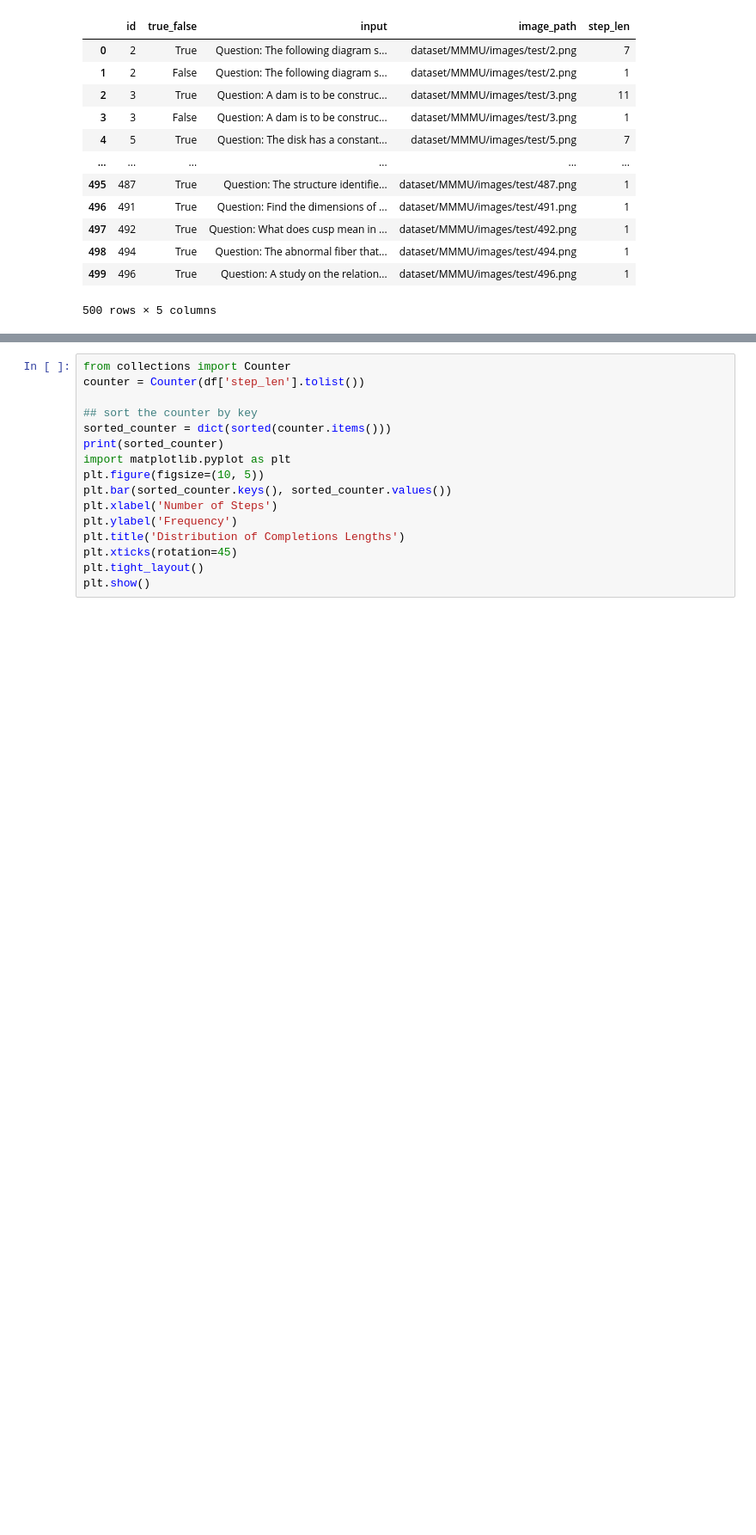
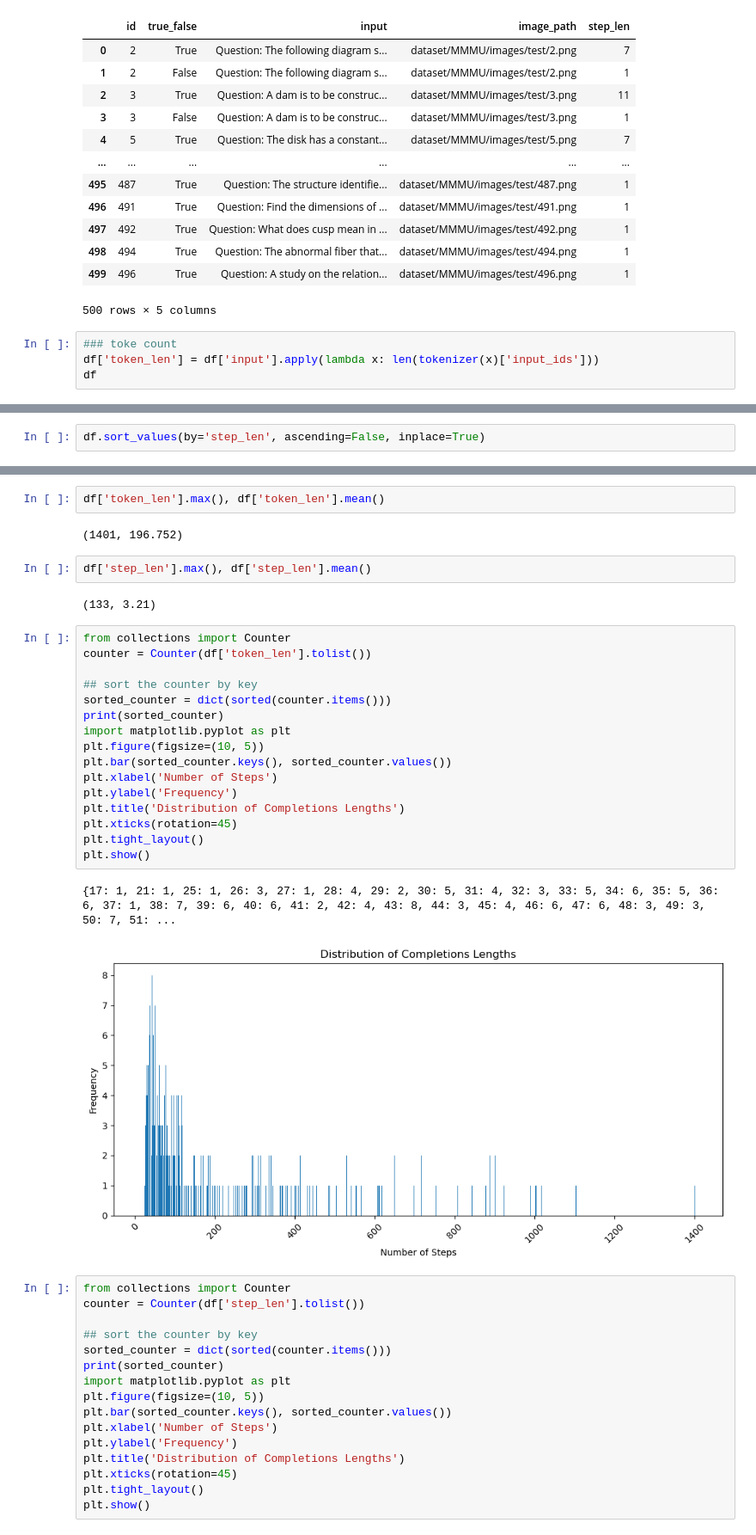
Before and after one commit to FrozenWolf-Cyber/Math-PRM, a Jupyter notebook: datagen.ipynb, the cells around one changed output, grey strips where cells are left out. Shown: that part at 86% size. Drawn from its saved outputs; the diff is of its cells as text; blank space fills up the shorter version.

```diff
--- a/datagen.ipynb
+++ b/datagen.ipynb
@@ -1236,3 +1236,7 @@ df
 | 498 | 494 | True | Question: The abnormal fiber that... | dataset/MMMU/images/test/494.png | 1 |
 | 499 | 496 | True | Question: A study on the relation... | dataset/MMMU/images/test/496.png | 1 |
 500 rows × 5 columns
+# %%
+### toke count
+df['token_len'] = df['input'].apply(lambda x: len(tokenizer(x)['input_ids']))
+df
@@ -1238,0 +1257,2 @@ df
+# %%
+df.sort_values(by='step_len', ascending=False, inplace=True)
@@ -1239,3 +1295,30 @@ df
+# %%
+df['token_len'].max(), df['token_len'].mean()
+# %% [output]
+(1401, 196.752)
+# %%
+df['step_len'].max(), df['step_len'].mean()
+# %% [output]
+(133, 3.21)
+# %%
+from collections import Counter
+counter = Counter(df['token_len'].tolist())
+
+## sort the counter by key
+sorted_counter = dict(sorted(counter.items()))
+print(sorted_counter)
+import matplotlib.pyplot as plt
+plt.figure(figsize=(10, 5))
+plt.bar(sorted_counter.keys(), sorted_counter.values())
+plt.xlabel('Number of Steps')
+plt.ylabel('Frequency')
+plt.title('Distribution of Completions Lengths')
+plt.xticks(rotation=45)
+plt.tight_layout()
+plt.show()
+# %% [output]
+{17: 1, 21: 1, 25: 1, 26: 3, 27: 1, 28: 4, 29: 2, 30: 5, 31: 4, 32: 3, 33: 5, 34: 6, 35: 5, 36: 6, 37: 1, 38: 7, 39: 6, 40: 6, 41: 2, 42: 4, 43: 8, 44: 3, 45: 4, 46: 6, 47: 6, 48: 3, 49: 3, 50: 7, 51: ...
+[figure, added]
 # %%
 from collections import Counter
 counter = Counter(df['step_len'].tolist())
```
Also changed, not shown: parts of 3 cells of this notebook, 1 other file.
